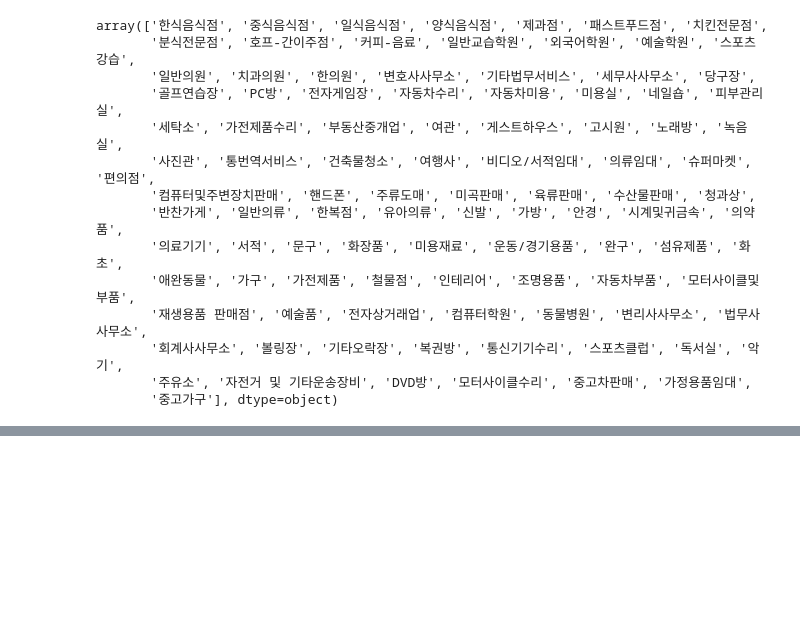
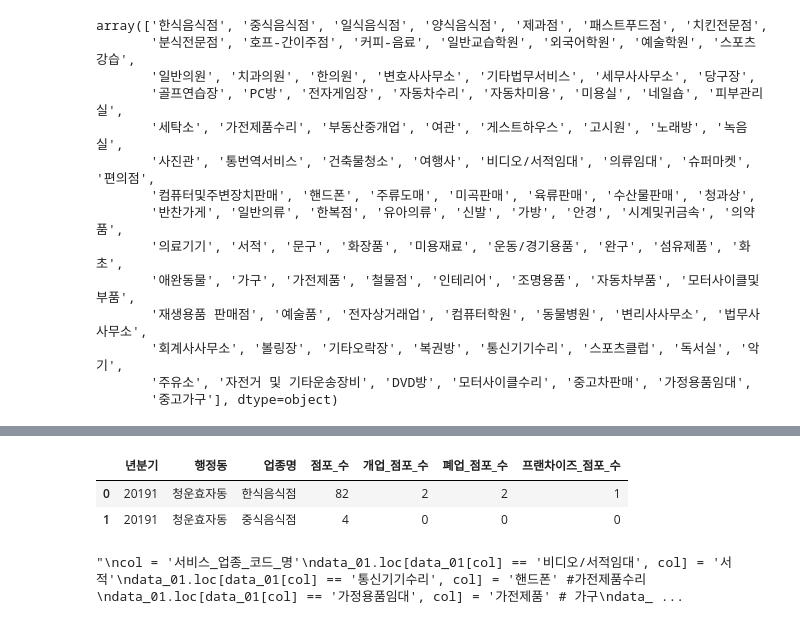
Before and after one commit to icehotcocoa/apt-project, a Jupyter notebook: oos/data/계폐업데이터/계폐업데이터_19.ipynb, the cells around one changed output, grey strips where cells are left out. Drawn from its saved outputs; the diff is of its cells as text; code cells hidden in the pictures; blank space fills up the shorter version.

```diff
--- a/oos/data/계폐업데이터/계폐업데이터_19.ipynb
+++ b/oos/data/계폐업데이터/계폐업데이터_19.ipynb
@@ -143,0 +245,8 @@ array(['한식음식점', '중식음식점', '일식음식점', '양식음식점
+# %%
+df_cleaned = df_cleaned[['기준_년분기_코드', '행정동_코드_명', '서비스_업종_코드_명', '점포_수', '개업_점포_수', '폐업_점포_수', '프랜차이즈_점포_수']]
+# %%
+# 새로운 컬럼명 리스트
+new_columns = ['년분기', '행정동', '업종명', '점포_수', '개업_점포_수', '폐업_점포_수', '프랜차이즈_점포_수']  # 원하는 컬럼명으로 변경
+
+# 컬럼명 변경
+df_cleaned.columns = new_columns
@@ -143,0 +270,6 @@ array(['한식음식점', '중식음식점', '일식음식점', '양식음식점
+# %%
+df_cleaned.head(2)
+# %% [output]
+|  | 년분기 | 행정동 | 업종명 | 점포_수 | 개업_점포_수 | 폐업_점포_수 | 프랜차이즈_점포_수 |
+| 0 | 20191 | 청운효자동 | 한식음식점 | 82 | 2 | 2 | 1 |
+| 1 | 20191 | 청운효자동 | 중식음식점 | 4 | 0 | 0 | 0 |
@@ -143,0 +279,44 @@ array(['한식음식점', '중식음식점', '일식음식점', '양식음식점
+# %%
+# 카테고리편집중
+"""
+col = '서비스_업종_코드_명'
+data_01.loc[data_01[col] == '비디오/서적임대', col] = '서적'
+data_01.loc[data_01[col] == '통신기기수리', col] = '핸드폰' #가전제품수리
+data_01.loc[data_01[col] == '가정용품임대', col] = '가전제품' # 가구
+data_01.loc[data_01[col] == '통번역서비스', col] = '외국어학원'
+data_01.loc[data_01[col] == '사진관', col] = '' #미정
+data_01.loc[data_01[col] == '미용재료', col] = '화장품'
+data_01.loc[data_01[col] == '중고가구', col] = '가구'
+data_01.loc[data_01[col] == '의류임대', col] = '일반의류'
+data_01.loc[data_01[col] == '한복점', col] = '일반의류'
+data_01.loc[data_01[col] == '법무사사무소', col] = '' #미정
+data_01.loc[data_01[col] == '복권방', col] = ''
+data_01.loc[data_01[col] == 'DVD방', col] = '' #미정
+data_01.loc[data_01[col] == '모터사이클수리', col] = '자전거 및 기타운송장비'
+data_01.loc[data_01[col] == '주류도매', col] = '호프-간이주점'
+data_01.loc[data_01[col] == '여행사', col] = '' #미정
+data_01.loc[data_01[col] == '변호사사무소', col] = '' #미정
+data_01.loc[data_01[col] == '독서실', col] = '일반교습학원'
+data_01.loc[data_01[col] == '주유소', col] = ''
+data_01.loc[data_01[col] == '중고차판매', col] = ''
+data_01.loc[data_01[col] == '악기', col] = ''
+data_01.loc[data_01[col] == '녹음실', col] = '노래방'
+data_01.loc[data_01[col] == '건축물청소', col] = ''
+data_01.loc[data_01[col] == '기타오락장', col] = 'PC방'
+data_01.loc[data_01[col] == '전자게임장', col] = 'PC방'
+data_01.loc[data_01[col] == '볼링장', col] = '스포츠클럽'
+data_01.loc[data_01[col] == '유아의류', col] = '일반의류'
+data_01.loc[data_01[col] == '컴퓨터학원', col] = '일반교습학원'
+data_01.loc[data_01[col] == '모터사이클및부품', col] = '자전거 및 기타운송장비'
+data_01.loc[data_01[col] == '동물병원', col] = '애완동물'
+data_01.loc[data_01[col] == '자동차부품', col] = '자동차수리'
+data_01.loc[data_01[col] == '게스트하우스', col] = '여관'
+data_01.loc[data_01[col] == '예술품', col] = '인테리어'
+data_01.loc[data_01[col] == '회계사사무소', col] = ''
+data_01.loc[data_01[col] == '재생용품 판매점', col] = ''
+data_01.loc[data_01[col] == '세무사사무소', col] = ''
+data_01.loc[data_01[col] == '변리사사무소', col] = ''
+data_01.loc[data_01[col] == '기타법무서비스', col] = ''
+"""
+# %% [output]
+"\ncol = '서비스_업종_코드_명'\ndata_01.loc[data_01[col] == '비디오/서적임대', col] = '서적'\ndata_01.loc[data_01[col] == '통신기기수리', col] = '핸드폰' #가전제품수리\ndata_01.loc[data_01[col] == '가정용품임대', col] = '가전제품' # 가구\ndata_ ...
```
Also changed, not shown: parts of 13 cells of this notebook, 16 other files.
